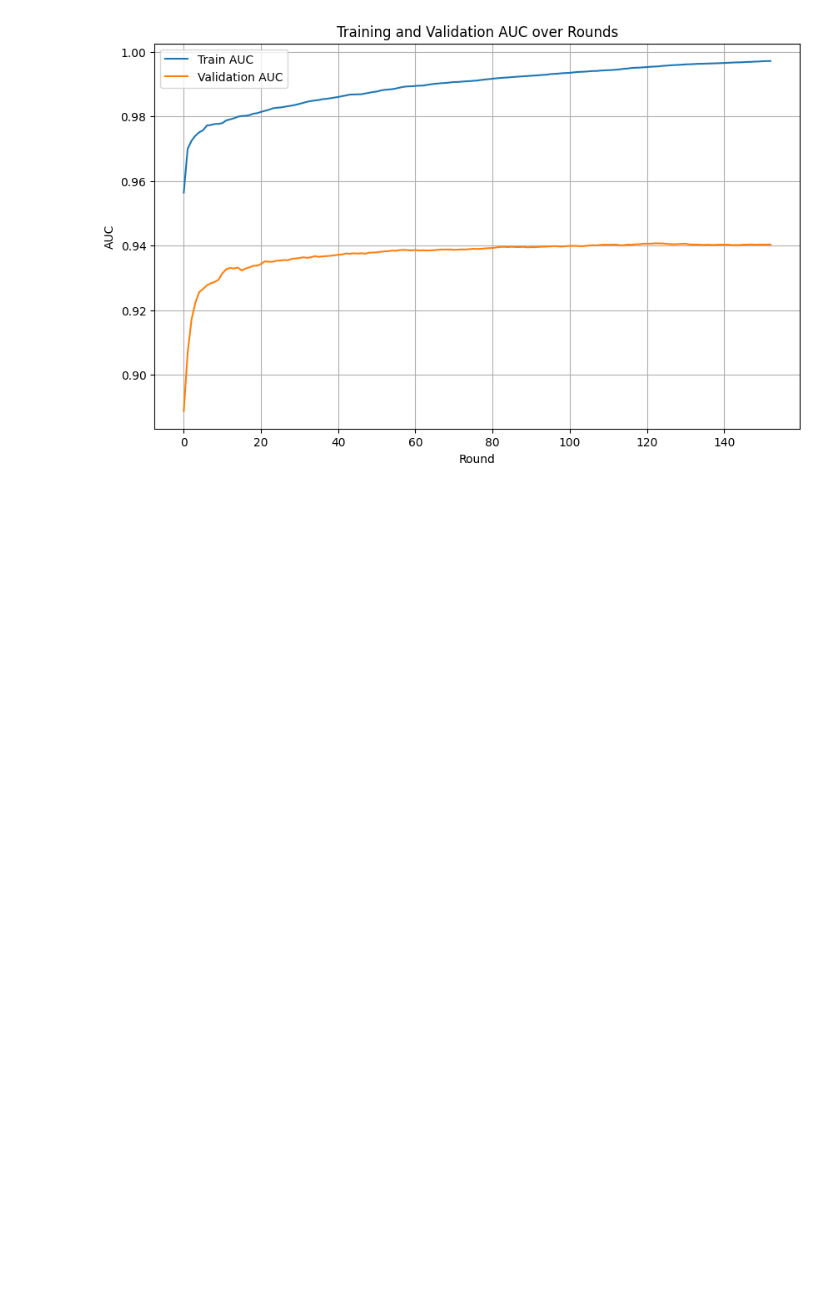
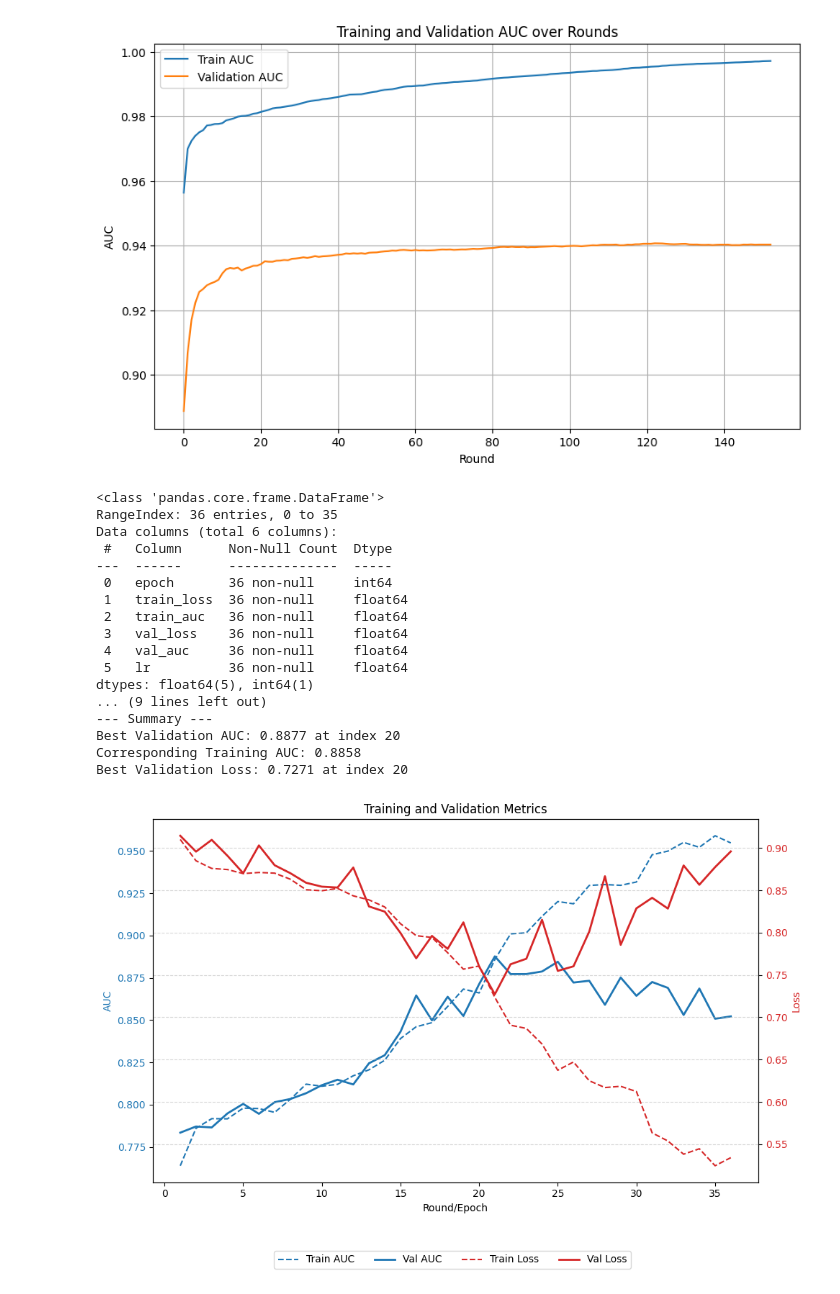
Before and after one commit to Jellevs/football_player_detection_and_tracking, a Jupyter notebook: analyze_results.ipynb, the cells around one changed output. Drawn from its saved outputs; the diff is of its cells as text; code cells hidden in the pictures; blank space fills up the shorter version.

```diff
--- a/analyze_results.ipynb
+++ b/analyze_results.ipynb
@@ -63,3 +63,68 @@ Final Train AUC: 0.9971
 Final Validation AUC: 0.9403
 Gap at the end: 0.0568
 [figure]
+# %%
+import pandas as pd
+import matplotlib.pyplot as plt
+
+# Load the training log
+df = pd.read_csv(r"C:\Users\jelle\Documents\TUEindhoven\Master\Thesis\development\tracklet_splitter_scratch\weights\transformer_w_team\training_log.csv")
+
+# Display basic info and first few rows to confirm structure
+print(df.info())
+print(df.head())
+
+# Plotting
+fig, ax1 = plt.subplots(figsize=(10, 6))
+
+# Plot AUC
+ax1.set_xlabel('Round/Epoch')
+ax1.set_ylabel('AUC', color='tab:blue')
+ax1.plot(df.iloc[:, 0], df['train_auc'], label='Train AUC', color='tab:blue', linestyle='--')
+ax1.plot(df.iloc[:, 0], df['val_auc'], label='Val AUC', color='tab:blue', linewidth=2)
+ax1.tick_params(axis='y', labelcolor='tab:blue')
+
+# Check if 'loss' columns exist for a secondary axis
+if 'train_loss' in df.columns and 'val_loss' in df.columns:
+    ax2 = ax1.twinx()
+    ax2.set_ylabel('Loss', color='tab:red')
+    ax2.plot(df.iloc[:, 0], df['train_loss'], label='Train Loss', color='tab:red', linestyle='--')
+    ax2.plot(df.iloc[:, 0], df['val_loss'], label='Val Loss', color='tab:red', linewidth=2)
+    ax2.tick_params(axis='y', labelcolor='tab:red')
+    fig.legend(loc='upper center', bbox_to_anchor=(0.5, -0.05), ncol=4)
+else:
+    ax1.legend(loc='best')
+
+plt.title('Training and Validation Metrics')
+plt.grid(True, which='both', linestyle='--', alpha=0.5)
+plt.tight_layout()
+plt.savefig('training_analysis_plot.png')
+
+# Identify best round based on validation AUC
+best_idx = df['val_auc'].idxmax()
+best_row = df.loc[best_idx]
+
+print("\n--- Summary ---")
+print(f"Best Validation AUC: {best_row['val_auc']:.4f} at index {best_idx}")
+print(f"Corresponding Training AUC: {best_row['train_auc']:.4f}")
+if 'val_loss' in df.columns:
+    print(f"Best Validation Loss: {df['val_loss'].min():.4f} at index {df['val_loss'].idxmin()}")
+# %% [output]
+<class 'pandas.core.frame.DataFrame'>
+RangeIndex: 36 entries, 0 to 35
+Data columns (total 6 columns):
+ #   Column      Non-Null Count  Dtype
+---  ------      --------------  -----
+ 0   epoch       36 non-null     int64
+ 1   train_loss  36 non-null     float64
+ 2   train_auc   36 non-null     float64
+ 3   val_loss    36 non-null     float64
+ 4   val_auc     36 non-null     float64
+ 5   lr          36 non-null     float64
+dtypes: float64(5), int64(1)
+... (9 lines left out)
+--- Summary ---
+Best Validation AUC: 0.8877 at index 20
+Corresponding Training AUC: 0.8858
+Best Validation Loss: 0.7271 at index 20
+[figure, added]
```
Also changed, not shown: parts of 1 cell of this notebook, 4 other files.
